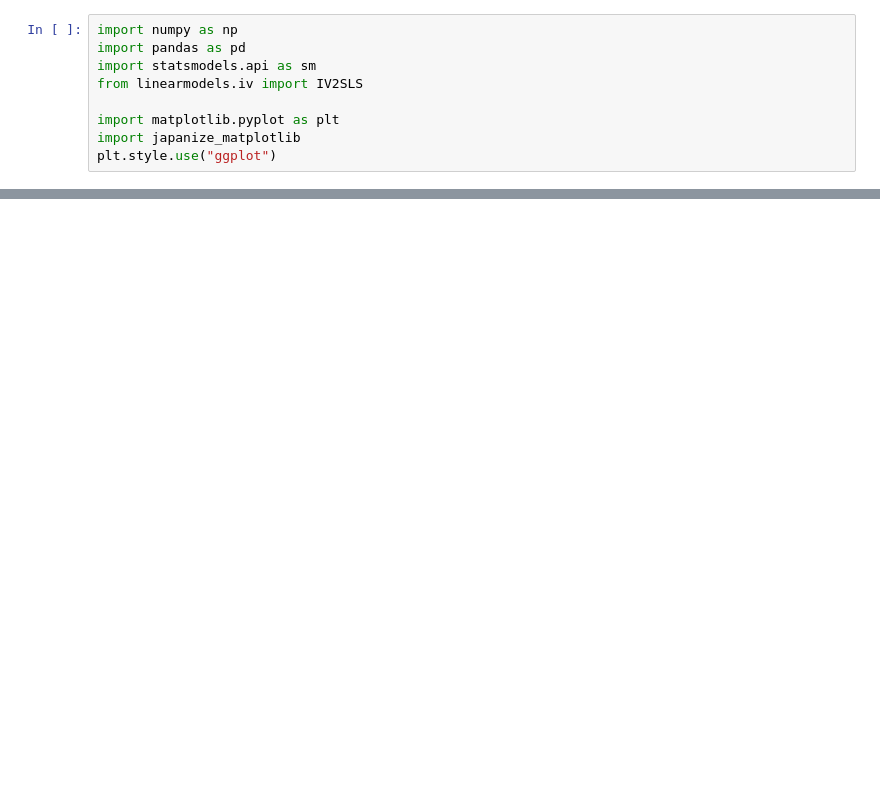
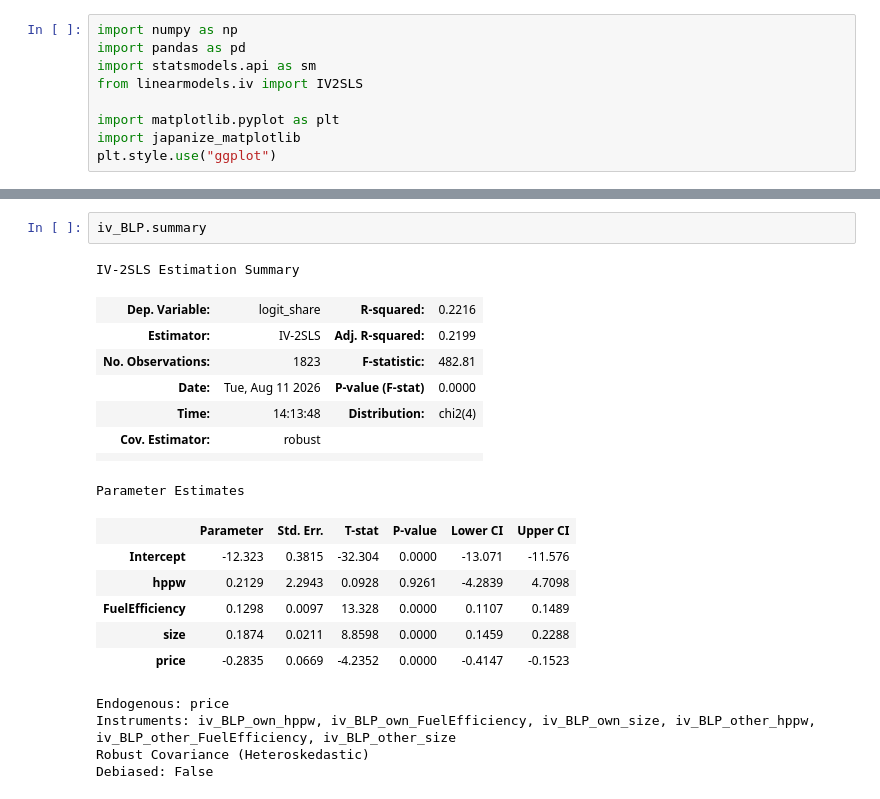
Before and after one commit to fesibisyatta/empirical_business_economics_for_python, a Jupyter notebook: section-3/自己価格弾力性.ipynb, the cells around one changed output, grey strips where cells are left out. Saved outputs shown, nothing was run; the diff lists cells and outputs as text; blank space fills up the shorter version.

```diff
--- a/section-3/自己価格弾力性.ipynb
+++ b/section-3/自己価格弾力性.ipynb
@@ -50,0 +82,22 @@ iv_GH = IV2SLS.from_formula(
+# %%
+iv_BLP.summary
+# %% [output]
+IV-2SLS Estimation Summary
+| Dep. Variable: | logit_share | R-squared: | 0.2216 |
+| Estimator: | IV-2SLS | Adj. R-squared: | 0.2199 |
+| No. Observations: | 1823 | F-statistic: | 482.81 |
+| Date: | Tue, Aug 11 2026 | P-value (F-stat) | 0.0000 |
+| Time: | 14:13:48 | Distribution: | chi2(4) |
+| Cov. Estimator: | robust |  |  |
+|  |  |  |  |
+Parameter Estimates
+|  | Parameter | Std. Err. | T-stat | P-value | Lower CI | Upper CI |
+| Intercept | -12.323 | 0.3815 | -32.304 | 0.0000 | -13.071 | -11.576 |
+| hppw | 0.2129 | 2.2943 | 0.0928 | 0.9261 | -4.2839 | 4.7098 |
+| FuelEfficiency | 0.1298 | 0.0097 | 13.328 | 0.0000 | 0.1107 | 0.1489 |
+| size | 0.1874 | 0.0211 | 8.8598 | 0.0000 | 0.1459 | 0.2288 |
+| price | -0.2835 | 0.0669 | -4.2352 | 0.0000 | -0.4147 | -0.1523 |
+Endogenous: price
+Instruments: iv_BLP_own_hppw, iv_BLP_own_FuelEfficiency, iv_BLP_own_size, iv_BLP_other_hppw, iv_BLP_other_FuelEfficiency, iv_BLP_other_size
+Robust Covariance (Heteroskedastic)
+Debiased: False
```
Also changed, not shown: parts of 16 cells of this notebook.
